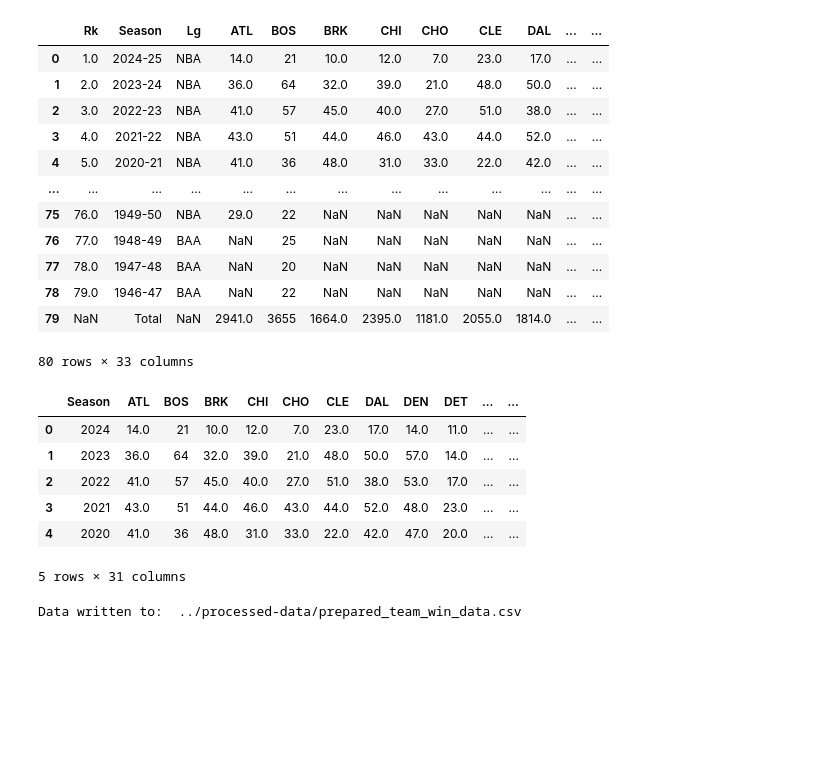
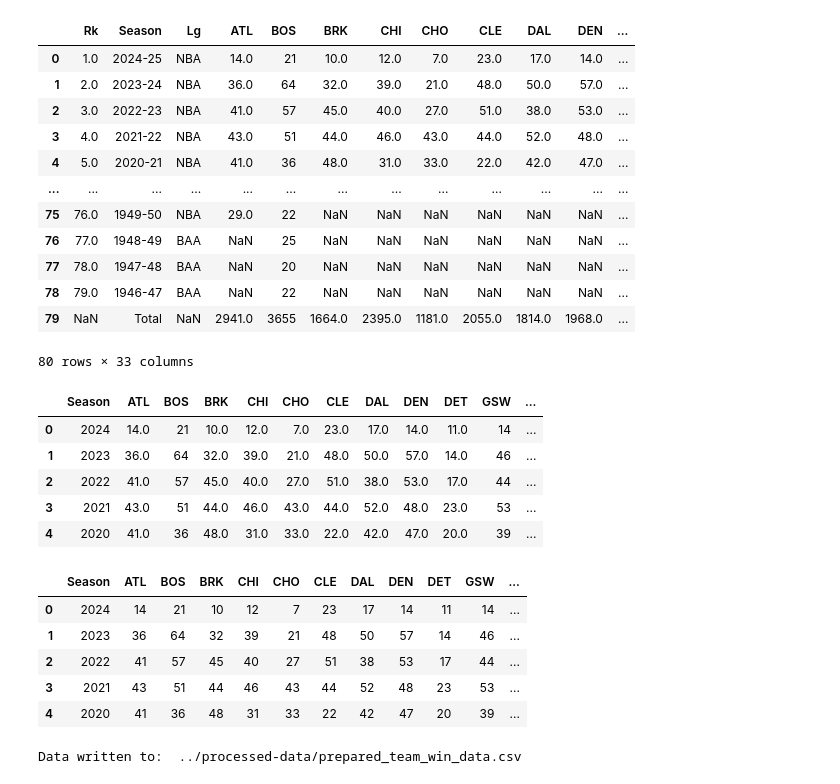
Before and after one commit to Alexon-Abreu/NBA-Data-Mining-Project, a Jupyter notebook: notebooks/smoy_team_data_prep.ipynb, the cells around one changed output. Drawn from its saved outputs; the diff is of its cells as text; code cells hidden in the pictures; blank space fills up the shorter version.

Commit message:
Data cleanup and notes

```diff
--- a/notebooks/smoy_team_data_prep.ipynb
+++ b/notebooks/smoy_team_data_prep.ipynb
@@ -1,22 +1,23 @@
 # %%
 # Import Team Data
 import pandas as pd
 team_data_df = pd.read_csv('../unprocessed-data/team-data/nba_team_win_totals.csv')
 # Check if load correctly
+pd.set_option('display.max_columns', None)
 team_data_df
 # %% [output]
-|  | Rk | Season | Lg | ATL | BOS | BRK | CHI | CHO | CLE | DAL | ... | ... |
-| 0 | 1.0 | 2024-25 | NBA | 14.0 | 21 | 10.0 | 12.0 | 7.0 | 23.0 | 17.0 | ... | ... |
-| 1 | 2.0 | 2023-24 | NBA | 36.0 | 64 | 32.0 | 39.0 | 21.0 | 48.0 | 50.0 | ... | ... |
-| 2 | 3.0 | 2022-23 | NBA | 41.0 | 57 | 45.0 | 40.0 | 27.0 | 51.0 | 38.0 | ... | ... |
-| 3 | 4.0 | 2021-22 | NBA | 43.0 | 51 | 44.0 | 46.0 | 43.0 | 44.0 | 52.0 | ... | ... |
-| 4 | 5.0 | 2020-21 | NBA | 41.0 | 36 | 48.0 | 31.0 | 33.0 | 22.0 | 42.0 | ... | ... |
+|  | Rk | Season | Lg | ATL | BOS | BRK | CHI | CHO | CLE | DAL | DEN | ... |
+| 0 | 1.0 | 2024-25 | NBA | 14.0 | 21 | 10.0 | 12.0 | 7.0 | 23.0 | 17.0 | 14.0 | ... |
+| 1 | 2.0 | 2023-24 | NBA | 36.0 | 64 | 32.0 | 39.0 | 21.0 | 48.0 | 50.0 | 57.0 | ... |
+| 2 | 3.0 | 2022-23 | NBA | 41.0 | 57 | 45.0 | 40.0 | 27.0 | 51.0 | 38.0 | 53.0 | ... |
+| 3 | 4.0 | 2021-22 | NBA | 43.0 | 51 | 44.0 | 46.0 | 43.0 | 44.0 | 52.0 | 48.0 | ... |
+| 4 | 5.0 | 2020-21 | NBA | 41.0 | 36 | 48.0 | 31.0 | 33.0 | 22.0 | 42.0 | 47.0 | ... |
 | ... | ... | ... | ... | ... | ... | ... | ... | ... | ... | ... | ... | ... |
-| 75 | 76.0 | 1949-50 | NBA | 29.0 | 22 | NaN | NaN | NaN | NaN | NaN | ... | ... |
-| 76 | 77.0 | 1948-49 | BAA | NaN | 25 | NaN | NaN | NaN | NaN | NaN | ... | ... |
-| 77 | 78.0 | 1947-48 | BAA | NaN | 20 | NaN | NaN | NaN | NaN | NaN | ... | ... |
-| 78 | 79.0 | 1946-47 | BAA | NaN | 22 | NaN | NaN | NaN | NaN | NaN | ... | ... |
-| 79 | NaN | Total | NaN | 2941.0 | 3655 | 1664.0 | 2395.0 | 1181.0 | 2055.0 | 1814.0 | ... | ... |
+| 75 | 76.0 | 1949-50 | NBA | 29.0 | 22 | NaN | NaN | NaN | NaN | NaN | NaN | ... |
+| 76 | 77.0 | 1948-49 | BAA | NaN | 25 | NaN | NaN | NaN | NaN | NaN | NaN | ... |
+| 77 | 78.0 | 1947-48 | BAA | NaN | 20 | NaN | NaN | NaN | NaN | NaN | NaN | ... |
+| 78 | 79.0 | 1946-47 | BAA | NaN | 22 | NaN | NaN | NaN | NaN | NaN | NaN | ... |
+| 79 | NaN | Total | NaN | 2941.0 | 3655 | 1664.0 | 2395.0 | 1181.0 | 2055.0 | 1814.0 | 1968.0 | ... |
 80 rows × 33 columns
 # %%
 # Modify 'Season' values from '2023-2024' to '2023
@@ -29,13 +30,25 @@ team_data_df = team_data_df[team_data_df['Season'].astype(int) >= 1980]
 # Check
 team_data_df.head()
 # %% [output]
-|  | Season | ATL | BOS | BRK | CHI | CHO | CLE | DAL | DEN | DET | ... | ... |
-| 0 | 2024 | 14.0 | 21 | 10.0 | 12.0 | 7.0 | 23.0 | 17.0 | 14.0 | 11.0 | ... | ... |
-| 1 | 2023 | 36.0 | 64 | 32.0 | 39.0 | 21.0 | 48.0 | 50.0 | 57.0 | 14.0 | ... | ... |
-| 2 | 2022 | 41.0 | 57 | 45.0 | 40.0 | 27.0 | 51.0 | 38.0 | 53.0 | 17.0 | ... | ... |
-| 3 | 2021 | 43.0 | 51 | 44.0 | 46.0 | 43.0 | 44.0 | 52.0 | 48.0 | 23.0 | ... | ... |
-| 4 | 2020 | 41.0 | 36 | 48.0 | 31.0 | 33.0 | 22.0 | 42.0 | 47.0 | 20.0 | ... | ... |
+|  | Season | ATL | BOS | BRK | CHI | CHO | CLE | DAL | DEN | DET | GSW | ... |
+| 0 | 2024 | 14.0 | 21 | 10.0 | 12.0 | 7.0 | 23.0 | 17.0 | 14.0 | 11.0 | 14 | ... |
+| 1 | 2023 | 36.0 | 64 | 32.0 | 39.0 | 21.0 | 48.0 | 50.0 | 57.0 | 14.0 | 46 | ... |
+| 2 | 2022 | 41.0 | 57 | 45.0 | 40.0 | 27.0 | 51.0 | 38.0 | 53.0 | 17.0 | 44 | ... |
+| 3 | 2021 | 43.0 | 51 | 44.0 | 46.0 | 43.0 | 44.0 | 52.0 | 48.0 | 23.0 | 53 | ... |
+| 4 | 2020 | 41.0 | 36 | 48.0 | 31.0 | 33.0 | 22.0 | 42.0 | 47.0 | 20.0 | 39 | ... |
-5 rows × 31 columns
+# %%
+# Remove unnecessary decimals (Wins can only be whole numbers)
+team_data_df = team_data_df.apply(pd.to_numeric, errors='ignore').astype('Int64', errors='ignore')
+
+# Check
+team_data_df
+# %% [output]
+|  | Season | ATL | BOS | BRK | CHI | CHO | CLE | DAL | DEN | DET | GSW | ... |
+| 0 | 2024 | 14 | 21 | 10 | 12 | 7 | 23 | 17 | 14 | 11 | 14 | ... |
+| 1 | 2023 | 36 | 64 | 32 | 39 | 21 | 48 | 50 | 57 | 14 | 46 | ... |
+| 2 | 2022 | 41 | 57 | 45 | 40 | 27 | 51 | 38 | 53 | 17 | 44 | ... |
+| 3 | 2021 | 43 | 51 | 44 | 46 | 43 | 44 | 52 | 48 | 23 | 53 | ... |
+| 4 | 2020 | 41 | 36 | 48 | 31 | 33 | 22 | 42 | 47 | 20 | 39 | ... |
 # %%
 # Write the prepared team data to a CSV file
 file_path = '../processed-data/prepared_team_win_data.csv'
```
Also changed, not shown: 4 other files.
